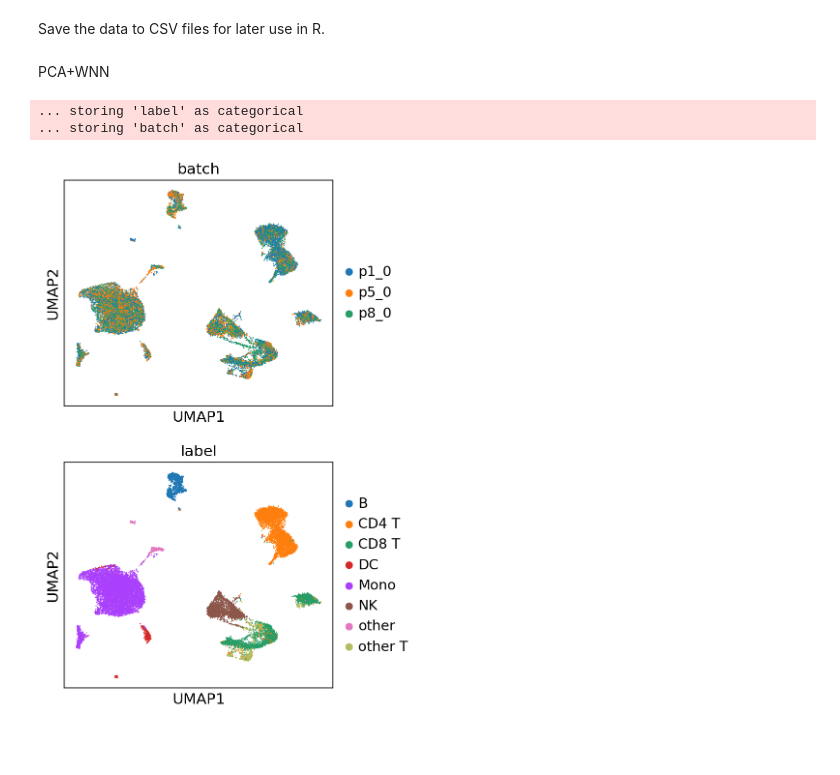
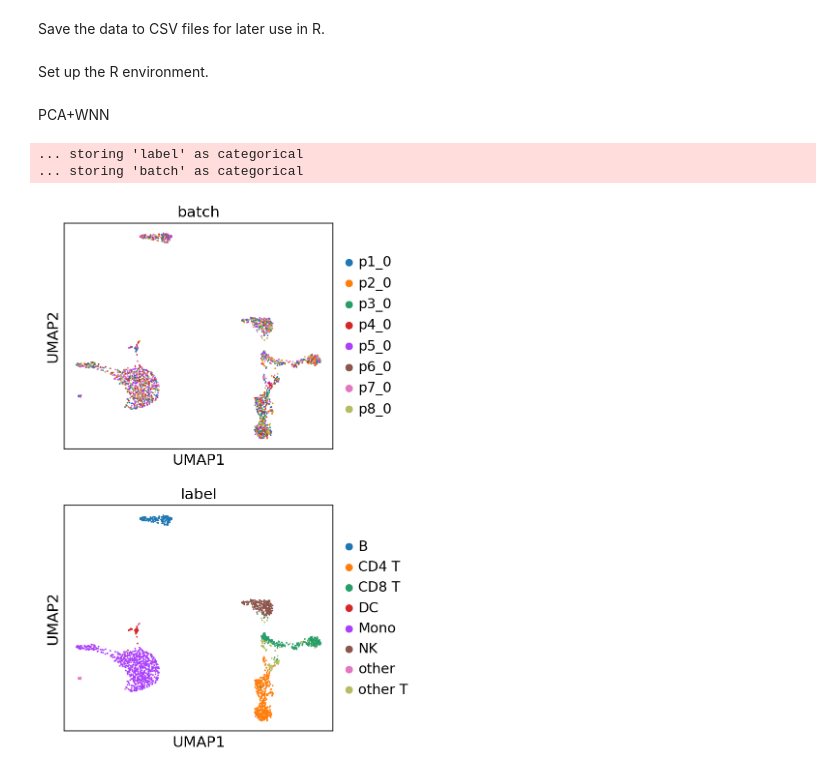
Before and after one commit to labomics/midas, a Jupyter notebook: docs/source/tutorials/basics/demo2.ipynb, the cells around one changed output. Saved outputs shown, nothing was run; the diff lists cells and outputs as text; code cells hidden in the pictures; blank space fills up the shorter version.

```diff
--- a/docs/source/tutorials/basics/demo2.ipynb
+++ b/docs/source/tutorials/basics/demo2.ipynb
@@ -49 +60,3 @@ After configuring the model, we proceed with training. This step typically takes
+# %%
+model.load_checkpoint(f'./saved_models/{task}.pt')
 # %%
@@ -93 +70,9 @@ model.predict('./predict/'+task,
+# %%
+label = []
+batch_id = []
+for i in [f'p{j}_0' for j in range(1,9)]:
+    label.append(pd.read_csv('./dataset/'+task+'/label/%s.csv'%i, index_col=0).values.flatten())
+    batch_id.append([i] * len(label[-1]))
+labels = np.concatenate(label)
+batch_ids = np.concatenate(batch_id)
 # %% [markdown]
@@ -229,2 +220,2 @@ Pearson's for RNA (p5_0) 0.9249721667452995
 # %%
-batch_corrected_counts = load_predicted('./predict/'+task, model.combs, batch_correct=True)
+batch_corrected_counts = model.predict(batch_correct=True)
@@ -231,3 +224,6 @@ batch_corrected_counts = load_predicted('./predict/'+task, model.combs, batch_co
+# %%
+select = np.random.choice(list(range(len(batch_corrected_counts['x_bc']['rna']))), 2000, replace=False)
+select
 # %% [markdown]
 Save the data to CSV files for later use in R.
 # %%
@@ -235,0 +232,2 @@ pd.DataFrame(batch_corrected_counts['x_bc']['adt']).T.to_csv('temp_adt.csv', ind
+# %% [markdown]
+Set up the R environment.
@@ -268,15 +270,15 @@ obj <- RunUMAP(obj, nn.name = "weighted.nn", reduction.name = "umap")
 ''')
 # %%
 # Create an AnnData object with 'X' not being used, so we initialize it with all zeros
-adata = sc.AnnData(np.zeros([len(batch_corrected_counts['x_bc']['rna']), 1]))
-adata.obs['label'] = labels
-adata.obs['batch'] = batch_ids
+adata = sc.AnnData(np.zeros([2000, 1]))
+adata.obs['label'] = labels[select]
+adata.obs['batch'] = batch_ids[select]
 f = ro.r('''DimPlot(obj, reduction='umap')''')
 adata.obsm['umap'] = pd.DataFrame(f[0]).iloc[:2].T.values
 # shuffle
 sc.pp.subsample(adata, fraction=1)
-sc.pl.umap(adata, color=['batch', 'label'], ncols=1)
+sc.pl.umap(adata, color=['batch', 'label'], ncols=1, size=10)
 # %% [output]
 ... storing 'label' as categorical
 ... storing 'batch' as categorical
-[figure, old version]
+[figure, new version]
```
Also changed, not shown: parts of 38 cells of this notebook, 13 other files.
